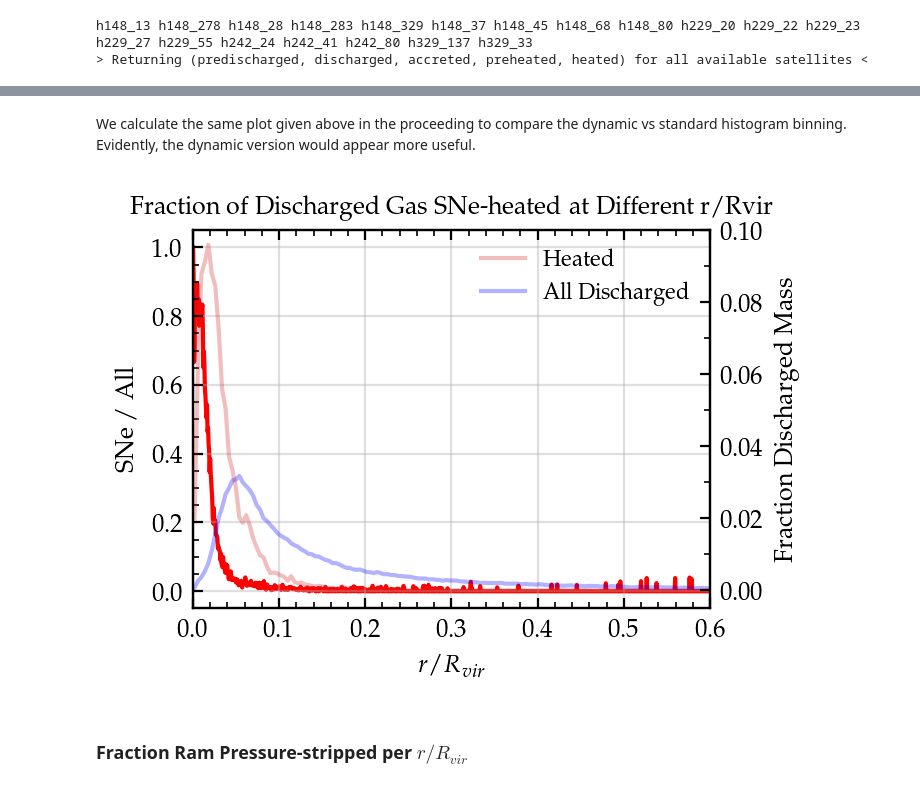
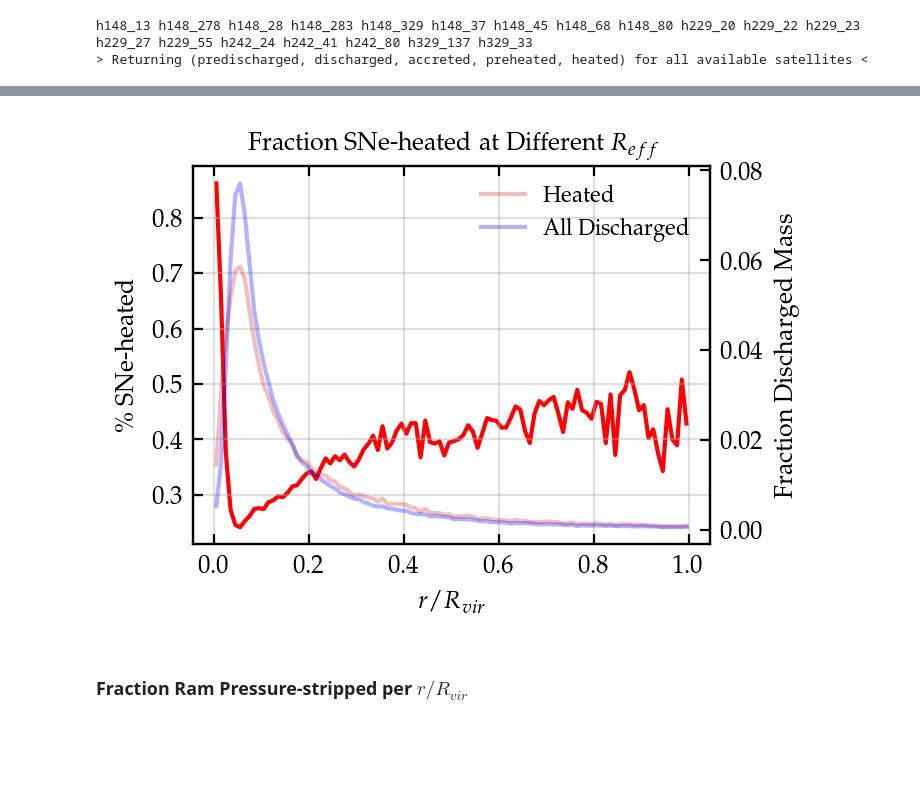
Before and after one commit to leoglonz/Astro_map, a Jupyter notebook: StellarFeedback_p2.ipynb, the cells around one changed output, grey strips where cells are left out. Cells and saved outputs as stored; diff of their text form; code cells hidden in the pictures; blank space fills up the shorter version.

```diff
--- a/StellarFeedback_p2.ipynb
+++ b/StellarFeedback_p2.ipynb
@@ -891,20 +570,17 @@ ax1.grid(alpha=0.4, zorder=-1000)
-# %% [markdown]
-We calculate the same plot given above in the proceeding to compare the dynamic vs standard histogram binning. Evidently, the dynamic version would appear more useful.
 # %%
-bincount = 1000
-bins = radialbins(discharged, bincount,0.6)
-bincenters = 0.5*(bins[1:] + bins[:-1])
-
+bins = 100
+rangemax = 1.0
 
 # assigning particles in each set to equal sets of bins.
-_all, x = np.histogram(all_rR, bins=bincount, range=(0,0.6))
+_all, x = np.histogram(all_rR, bins=bins, range=(0,rangemax))
 
-_hot, x = np.histogram(hot_rR, bins=bincount, range=(0,0.6))
+_hot, x = np.histogram(hot_rR, bins=bins, range=(0,rangemax))
+
 
 # computing fraction hot/all for each bin.
 sne_ratio = np.array([])
 
-for i in range(0, bincount):
+for i in range(0, bins):
     ratio = _hot[i]/_all[i]
     sne_ratio = np.append(sne_ratio, ratio)
     i += 1
@@ -920,47 +596,47 @@ bincenters = 0.5*(x[1:] + x[:-1])
 ax1.plot(bincenters, sne_ratio, label='SNe/All', c='r', zorder=-1000)
 
 ax1.set_xlabel(r'$r/R_{vir}$')
-ax1.set_ylabel('SNe / All')
+ax1.set_ylabel('\% SNe-heated')
 ax1.tick_params(axis ='y')
 
 
 # original sne, all distributions; adding twin axes to plot.
 ax2 = ax1.twinx()
 
-bins=150
-y1, x = np.histogram(hot_rR, bins=bins, weights=heated.weight, range=(0,0.6))
+bins=100
+y1, x = np.histogram(hot_rR, bins=bins, weights=heated.weight, range=(0,rangemax))
 bincenters = 0.5*(x[1:] + x[:-1])
 ax2.plot(bincenters, y1, label='Heated', c='tab:red', alpha=0.3, zorder = -1)
 
-y1, x = np.histogram(all_rR, bins=bins, weights=discharged.weight, range=(0,0.6))
+y1, x = np.histogram(all_rR, bins=bins, weights=discharged.weight, range=(0,rangemax))
 bincenters = 0.5*(x[1:] + x[:-1])
 ax2.plot(bincenters, y1, label='All Discharged', c='b', alpha=0.3, zorder=-1)
 
 
 ax2.set_ylabel('Fraction Discharged Mass')
 ax2.tick_params(axis ='y')
 
 
 # labels, axis scaling, etc.
 ax2.legend(frameon=False, fontsize='8')
 
-ax1.set_title('Fraction of Discharged Gas SNe-heated at Different r/Rvir', fontsize='medium')
-ax1.set_xlim(0,0.6)
+ax1.set_title('Fraction SNe-heated at Different $R_{eff}$', fontsize='medium')
+# ax1.set_xlim(0,0.6)
 # ax1.set_ylim(-0.1,0.7)
-ax2.set_ylim(-0.005,0.1)
+# ax2.set_ylim(-0.005,0.1)
 
 
-ax1.xaxis.set_minor_locator(mpl.ticker.MultipleLocator(0.02))
-ax1.yaxis.set_minor_locator(mpl.ticker.MultipleLocator(0.05))
-ax2.yaxis.set_minor_locator(mpl.ticker.MultipleLocator(0.01))
+# ax1.xaxis.set_minor_locator(mpl.ticker.MultipleLocator(0.02))
+# ax1.yaxis.set_minor_locator(mpl.ticker.MultipleLocator(0.05))
+# ax2.yaxis.set_minor_locator(mpl.ticker.MultipleLocator(0.01))
 
 ax1.ticklabel_format(axis="y", style="plain",scilimits=(0,0))
 # ax1.tick_params(direction='in',which='both',right=True,top=True)
 ax1.grid(alpha=0.4, zorder=-1000)
 
 # plt.savefig('plots/theta_allsats_stacked.pdf')
 # %% [output]
-[figure, old version]
+[figure, new version]
 # %% [markdown]
 
 
```
Also changed, not shown: parts of 49 cells of this notebook, 4 other files.
